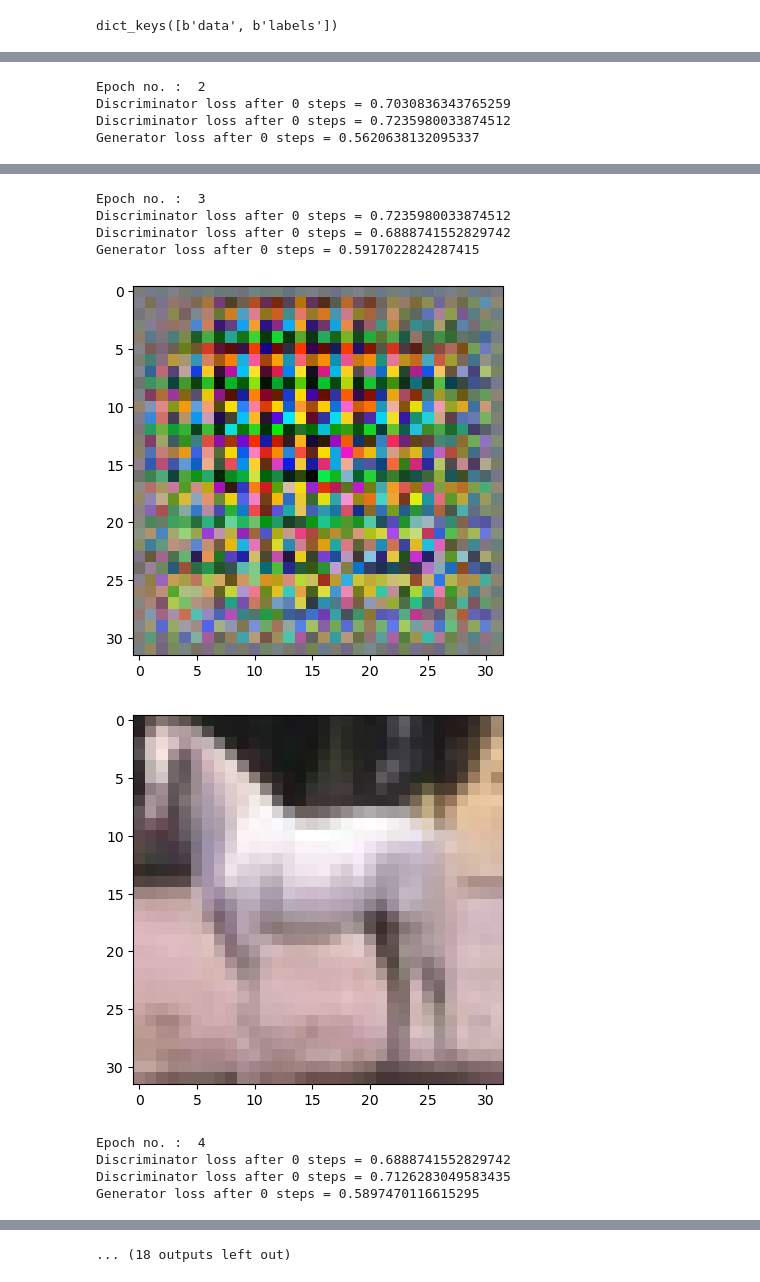
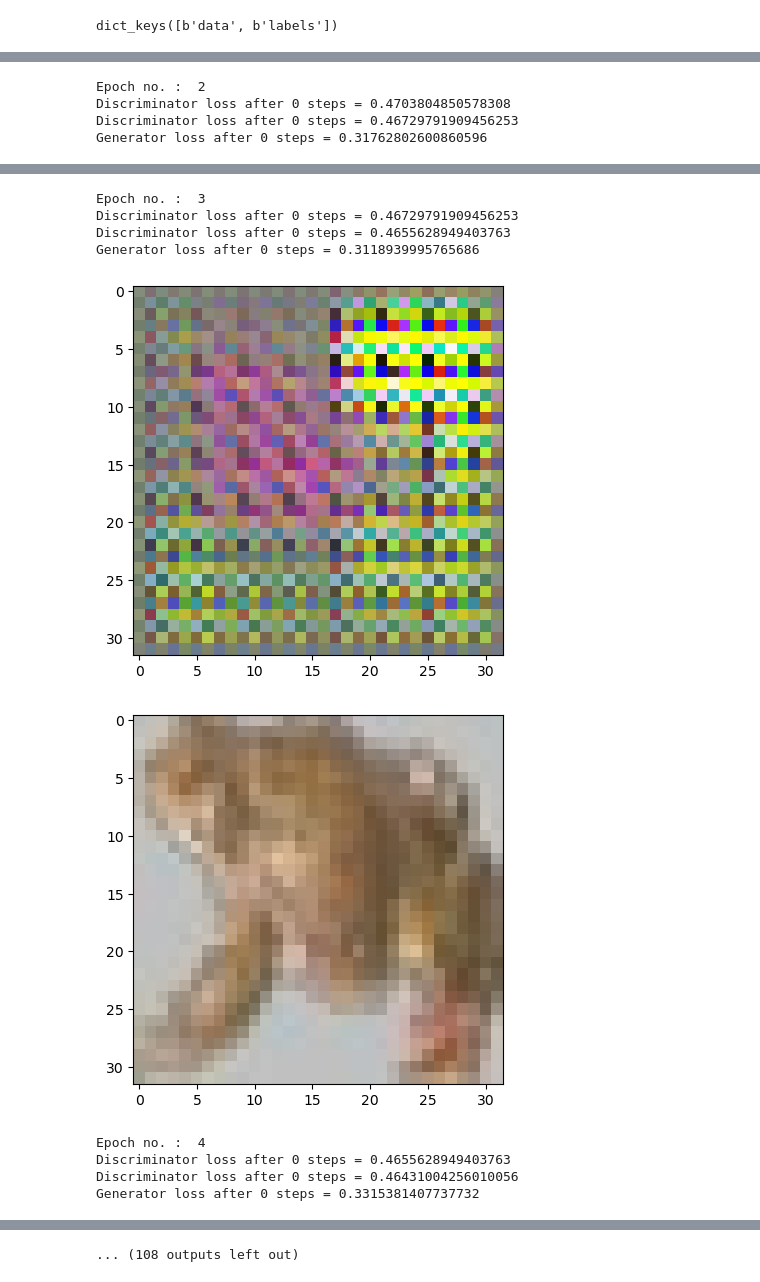
Before and after one commit to Aditya-Tandon/DL_Tests, a Jupyter notebook: GAN_test.ipynb, the cells around one changed output, grey strips where cells are left out. Saved outputs shown, nothing was run; the diff lists cells and outputs as text; code cells hidden in the pictures.

```diff
--- a/GAN_test.ipynb
+++ b/GAN_test.ipynb
@@ -166,7 +166,7 @@ class Discriminator(nn.Module):
                 bias=False,
             ),
             nn.BatchNorm2d(1),
-            nn.Sigmoid()
+            nn.LeakyReLU()
         )
 
         for layer in self.net.modules():
@@ -383,10 +383,10 @@ for g_lr in np.arange(9e-5, 4e-4, 2e-5):
             images.append(img)
 # %%
 g_lr = 1e-4
-d_lr = 2e-4
+d_lr = 4e-4
 k = 2
-num_epochs = 10
-l_disc, l_gen, img = train(num_epochs, data_dir=data_dir,data_dir_val=data_dir_val, device=device, batch_size=50, disc_lr=d_lr, gen_lr=g_lr, k=k)
+num_epochs = 40
+l_disc, l_gen, img = train(num_epochs, data_dir=data_dir,data_dir_val=data_dir_val, device=device, batch_size=200, disc_lr=d_lr, gen_lr=g_lr, k=k)
 loss_disc.append(l_disc)
 loss_gen.append(l_gen)
 images.append(img)
@@ -400,4 +400,4 @@ Generator loss after 0 steps = 0.5284931063652039
 Epoch no. :  2
-Discriminator loss after 0 steps = 0.7030836343765259
-Discriminator loss after 0 steps = 0.7235980033874512
-Generator loss after 0 steps = 0.5620638132095337
+Discriminator loss after 0 steps = 0.4703804850578308
+Discriminator loss after 0 steps = 0.46729791909456253
+Generator loss after 0 steps = 0.31762802600860596
@@ -406,10 +406,10 @@ Generator loss after 0 steps = 0.5620638132095337
 Epoch no. :  3
-Discriminator loss after 0 steps = 0.7235980033874512
-Discriminator loss after 0 steps = 0.6888741552829742
-Generator loss after 0 steps = 0.5917022824287415
+Discriminator loss after 0 steps = 0.46729791909456253
+Discriminator loss after 0 steps = 0.4655628949403763
+Generator loss after 0 steps = 0.3118939995765686
-[figure, old version]
+[figure, new version]
-[figure, old version]
+[figure, new version]
 Epoch no. :  4
-Discriminator loss after 0 steps = 0.6888741552829742
-Discriminator loss after 0 steps = 0.7126283049583435
-Generator loss after 0 steps = 0.5897470116615295
+Discriminator loss after 0 steps = 0.4655628949403763
+Discriminator loss after 0 steps = 0.46431004256010056
+Generator loss after 0 steps = 0.3315381407737732
@@ -418,4 +418,4 @@ Generator loss after 0 steps = 0.5897470116615295
-... (18 outputs left out)
+... (108 outputs left out)
 # %%
 for i in range(len(loss_gen)):
     plt.plot(loss_disc[i])
```
Also changed, not shown: parts of 4 cells of this notebook.
